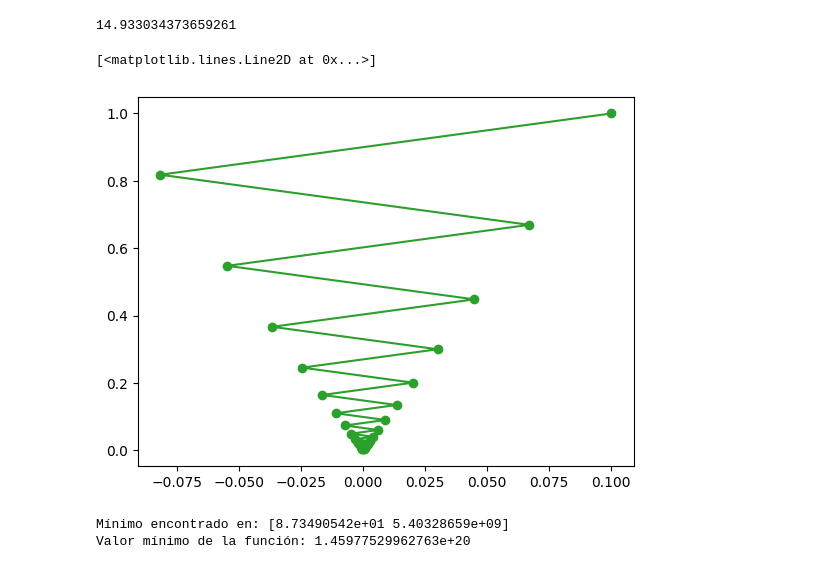
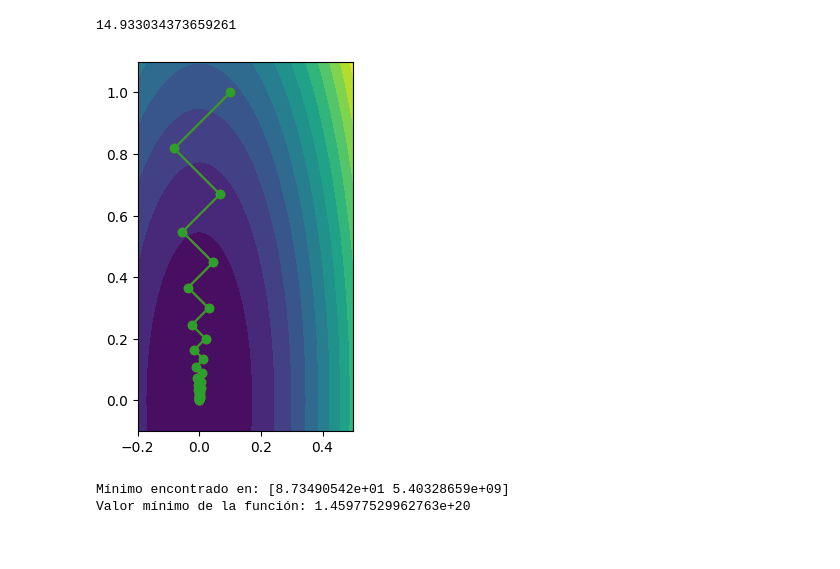
Before and after one commit to carbonecar/maestria, a Jupyter notebook: optimizacion/minimos_cuadrados/clase_3.ipynb, the cells around one changed output. Cells and saved outputs as stored; diff of their text form; code cells hidden in the pictures.

```diff
--- a/optimizacion/minimos_cuadrados/clase_3.ipynb
+++ b/optimizacion/minimos_cuadrados/clase_3.ipynb
@@ -53,13 +53,12 @@ print(ncond)
 # %% [output]
 14.933034373659261
 # %%
-#contourf(X, Y, test_fn([X, Y], aa, bb), levels=15)
-#plot(xk, yk, color='C3', marker='o')
+contourf(X, Y, test_fn([X, Y], aa, bb), levels=15)
+plot(xk, yk, color='C3', marker='o')
 plot(x_gd, y_gd, color='C2', marker='o')
-#gca().set_aspect('equal')
+gca().set_aspect('equal')
 # %% [output]
-[<matplotlib.lines.Line2D at 0x...>]
-[figure, old version]
+[figure, new version]
 # %%
 import numpy as np
 
```
Also changed, not shown: parts of 14 cells of this notebook, 4 other files.
